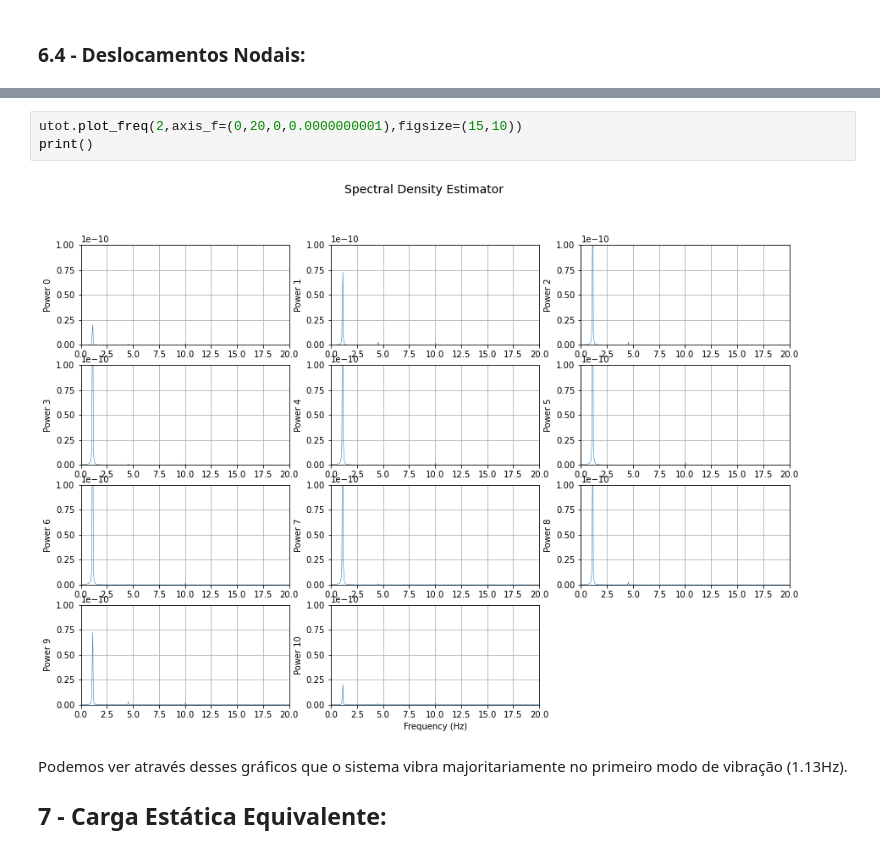
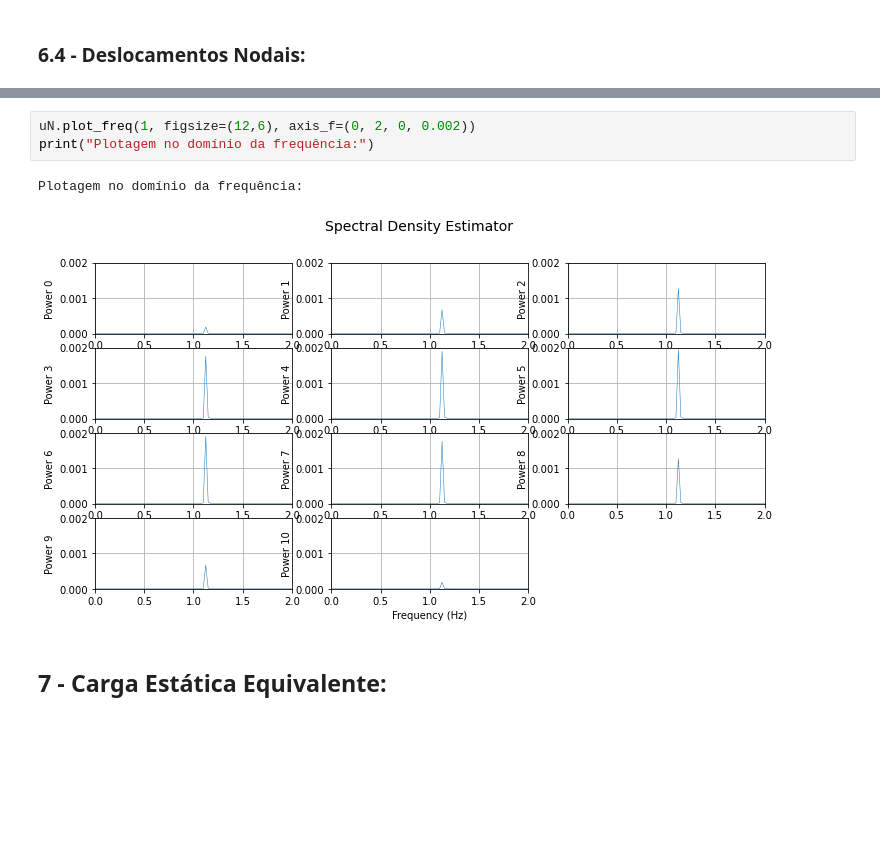
Before and after one commit to GarciaGabe/vibracoes, a Jupyter notebook: TRABALHOS/Trabalho 3/T3_0027550.ipynb, the cells around one changed output, grey strips where cells are left out. Saved outputs shown, nothing was run; the diff lists cells and outputs as text; blank space fills up the shorter version.

```diff
--- a/TRABALHOS/Trabalho 3/T3_0027550.ipynb
+++ b/TRABALHOS/Trabalho 3/T3_0027550.ipynb
@@ -447,11 +395,10 @@ Plotagem no domínio da frequência:
-# %%
-utot.plot_freq(2,axis_f=(0,20,0,0.0000000001),figsize=(15,10))
-print()
-# %% [output]
-[figure, removed]
+# %%
+uN.plot_freq(1, figsize=(12,6), axis_f=(0, 2, 0, 0.002))
+print("Plotagem no domínio da frequência:")
+# %% [output]
+Plotagem no domínio da frequência:
+[figure, added]
 # %% [markdown]
-Podemos ver através desses gráficos que o sistema vibra majoritariamente no primeiro modo de vibração (1.13Hz).
-
 ## 7 - Carga Estática Equivalente:
 # %%
 V = MRPy(uk*uk/2, fs=uk.fs).superpose(Kk)
```
Also changed, not shown: parts of 12 cells of this notebook, 4 other files.
